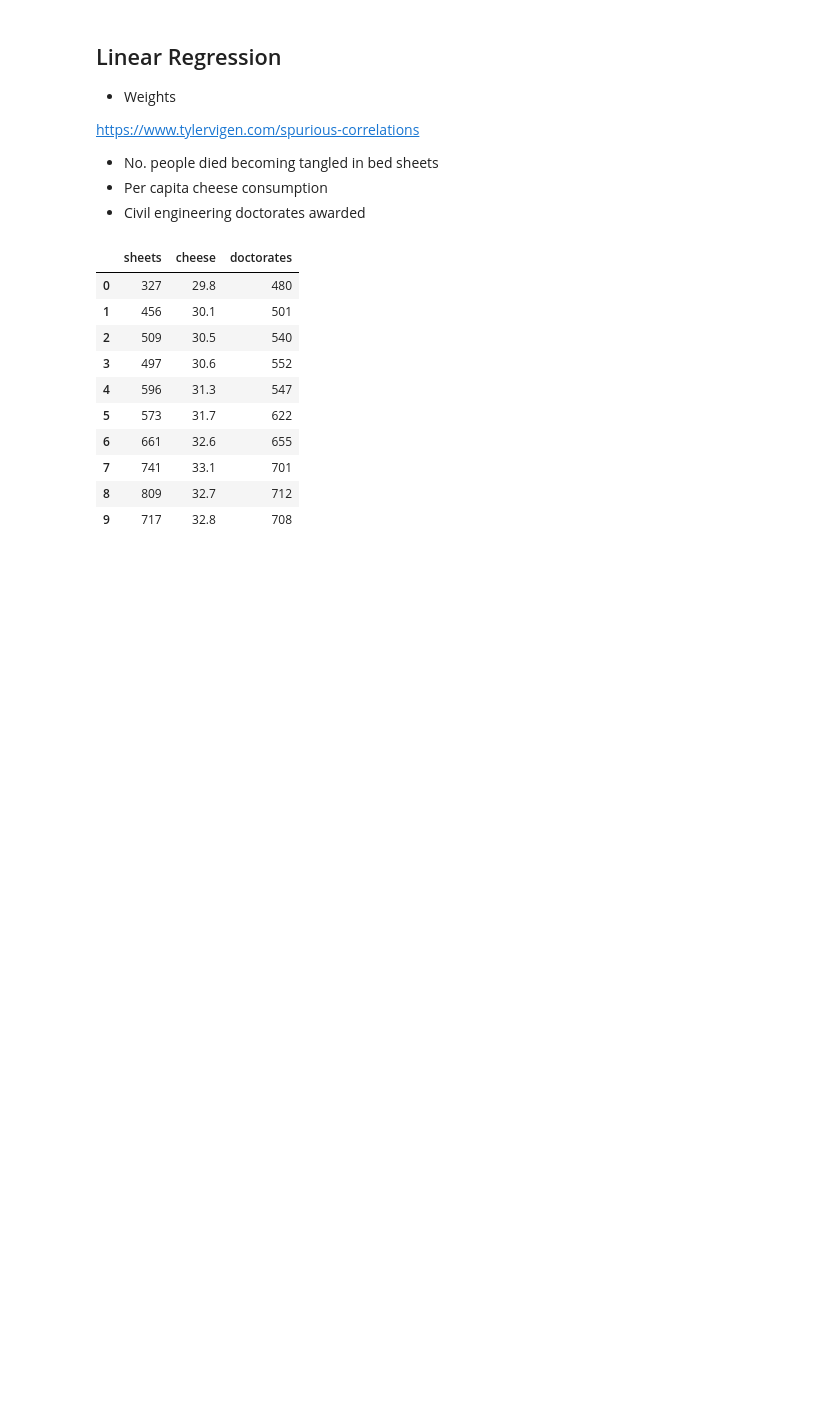
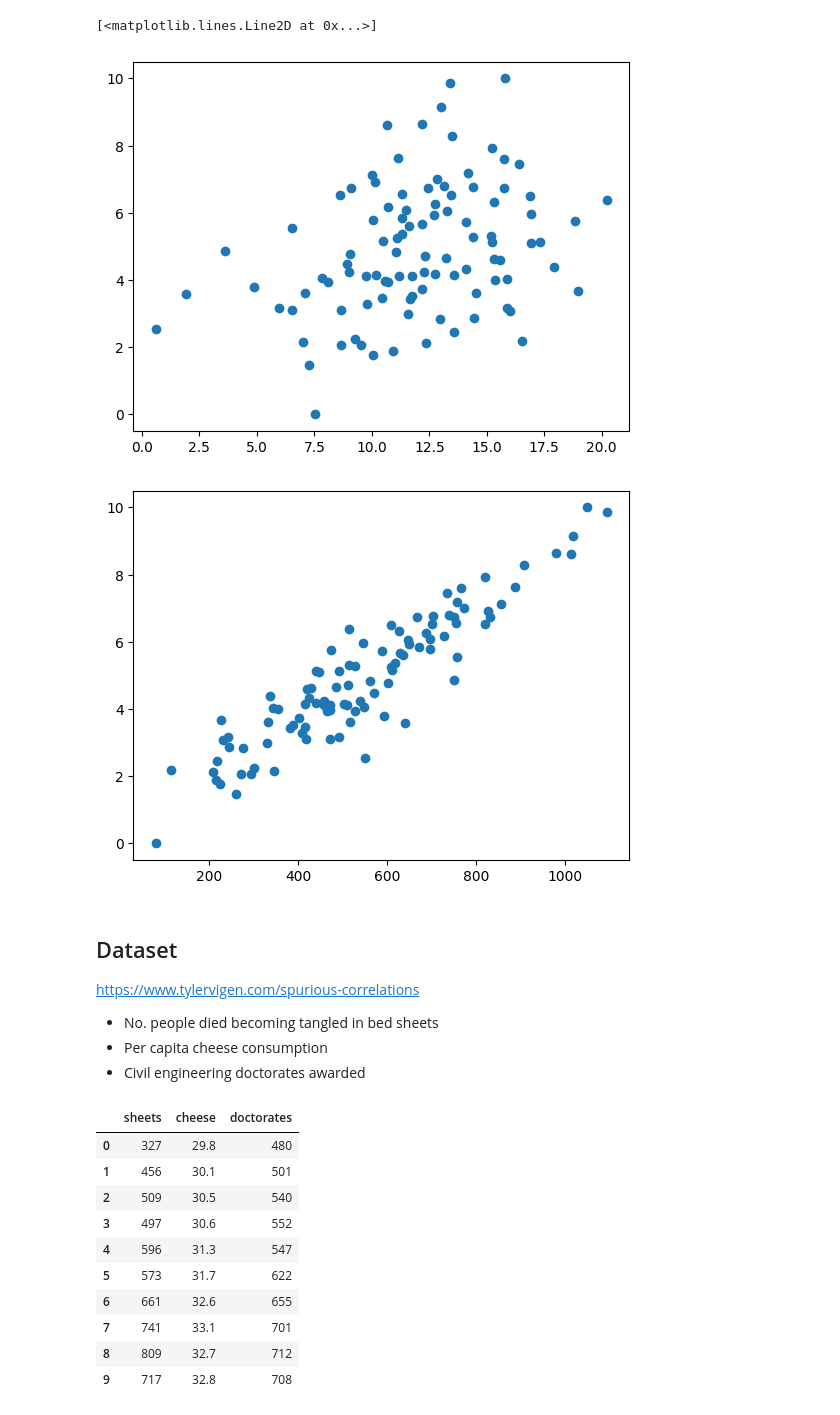
Before and after one commit to jack89roberts/learning-deep-learning, a Jupyter notebook: 01-shallow.ipynb, the cells around one changed output. Drawn from its saved outputs; the diff is of its cells as text; code cells hidden in the pictures; blank space fills up the shorter version.

```diff
--- a/01-shallow.ipynb
+++ b/01-shallow.ipynb
@@ -9,7 +21,17 @@ import seaborn as sns
+# %%
+x1 = (x1 + 3) * 4
+x2 = (x2 + 6) * 100
+y = 10 * (y - y.min()) / (y.max() - y.min())
+# %%
+plt.plot(x1, y, "o")
+plt.figure()
+plt.plot(x2, y, "o")
+# %% [output]
+[<matplotlib.lines.Line2D at 0x...>]
+[figure, added]
+[figure, added]
 # %% [markdown]
-## Linear Regression
-
-- Weights
+## Dataset
 
 https://www.tylervigen.com/spurious-correlations
 - No. people died becoming tangled in bed sheets
```
Also changed, not shown: parts of 45 cells of this notebook, 4 other files.
